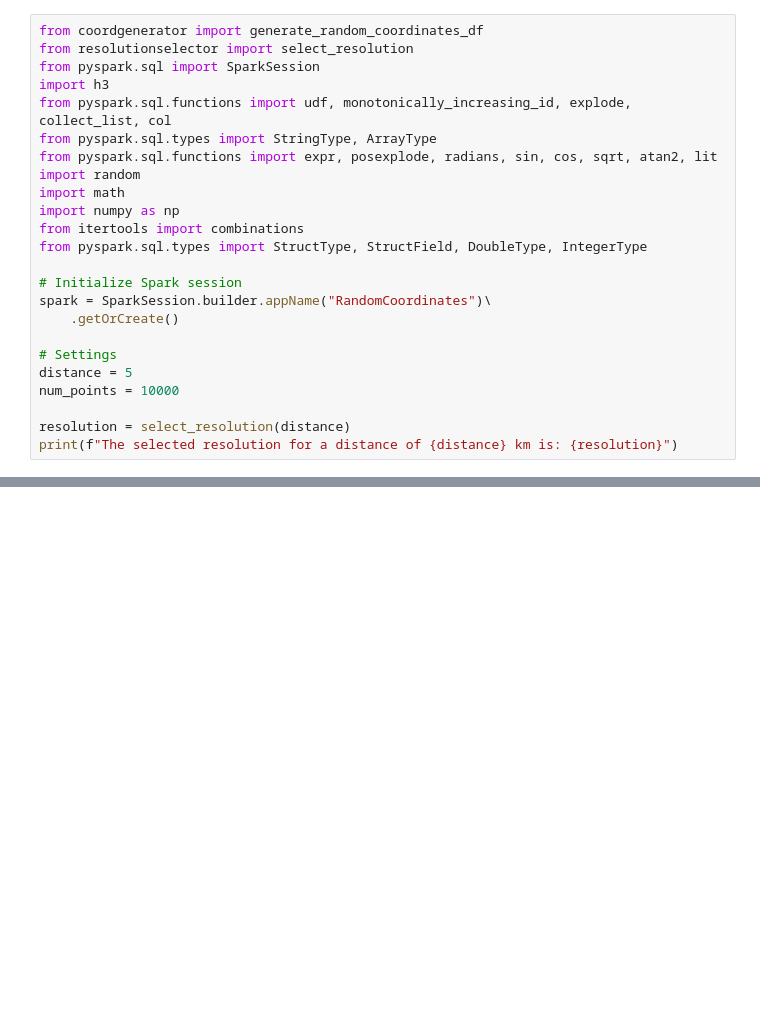
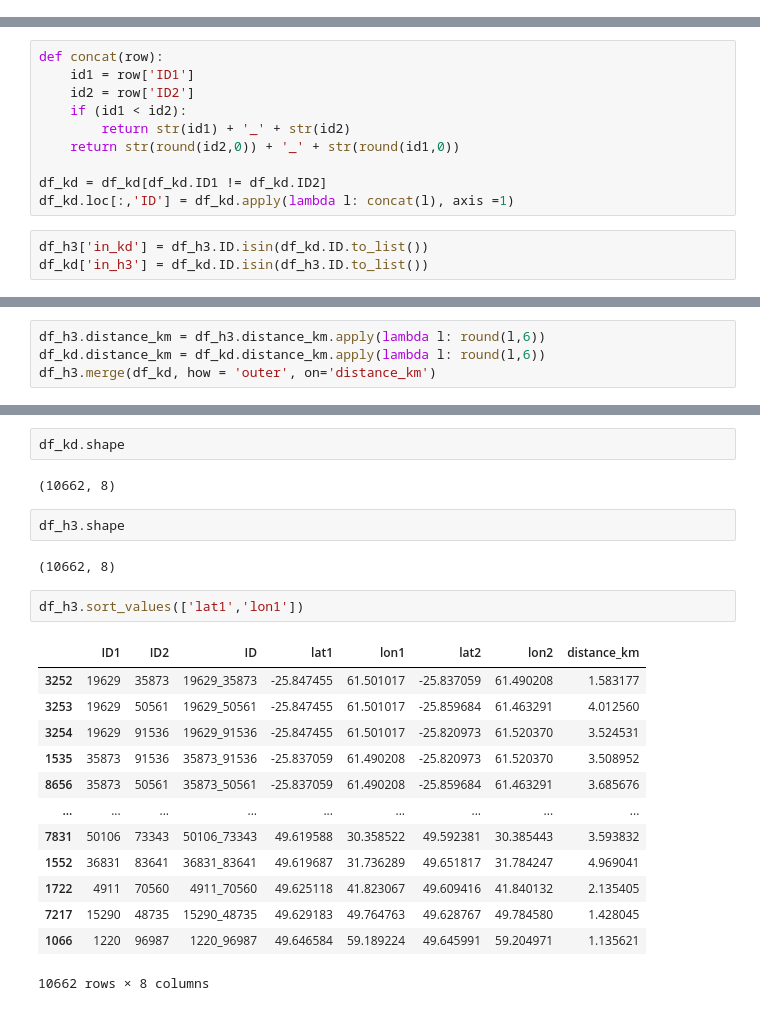
Before and after one commit to euctrl-pru/close-proximity-events, a Jupyter notebook: python/test.ipynb, the cells around one changed output, grey strips where cells are left out. Cells and saved outputs as stored; diff of their text form; blank space fills up the shorter version.

```diff
--- a/python/test.ipynb
+++ b/python/test.ipynb
@@ -1,24 +0,0 @@
-# %%
-from coordgenerator import generate_random_coordinates_df
-from resolutionselector import select_resolution
-from pyspark.sql import SparkSession
-import h3
-from pyspark.sql.functions import udf, monotonically_increasing_id, explode, collect_list, col
-from pyspark.sql.types import StringType, ArrayType
-from pyspark.sql.functions import expr, posexplode, radians, sin, cos, sqrt, atan2, lit
-import random
-import math
-import numpy as np
-from itertools import combinations
-from pyspark.sql.types import StructType, StructField, DoubleType, IntegerType
-
-# Initialize Spark session
-spark = SparkSession.builder.appName("RandomCoordinates")\
-    .getOrCreate()
-
-# Settings
-distance = 5
-num_points = 10000
-
-resolution = select_resolution(distance)
-print(f"The selected resolution for a distance of {distance} km is: {resolution}")
@@ -334,0 +229,13 @@ Error:
+# %%
+def concat(row):
+    id1 = row['ID1']
+    id2 = row['ID2']
+    if (id1 < id2):
+        return str(id1) + '_' + str(id2)
+    return str(round(id2,0)) + '_' + str(round(id1,0))
+
+df_kd = df_kd[df_kd.ID1 != df_kd.ID2]
+df_kd.loc[:,'ID'] = df_kd.apply(lambda l: concat(l), axis =1)
+# %%
+df_h3['in_kd'] = df_h3.ID.isin(df_kd.ID.to_list())
+df_kd['in_h3'] = df_kd.ID.isin(df_h3.ID.to_list())
@@ -334,0 +266,4 @@ Error:
+# %%
+df_h3.distance_km = df_h3.distance_km.apply(lambda l: round(l,6))
+df_kd.distance_km = df_kd.distance_km.apply(lambda l: round(l,6))
+df_h3.merge(df_kd, how = 'outer', on='distance_km')
@@ -334,0 +284,24 @@ Error:
+# %%
+df_kd.shape
+# %% [output]
+(10662, 8)
+# %%
+df_h3.shape
+# %% [output]
+(10662, 8)
+# %%
+df_h3.sort_values(['lat1','lon1'])
+# %% [output]
+|  | ID1 | ID2 | ID | lat1 | lon1 | lat2 | lon2 | distance_km |
+| 3252 | 19629 | 35873 | 19629_35873 | -25.847455 | 61.501017 | -25.837059 | 61.490208 | 1.583177 |
+| 3253 | 19629 | 50561 | 19629_50561 | -25.847455 | 61.501017 | -25.859684 | 61.463291 | 4.012560 |
+| 3254 | 19629 | 91536 | 19629_91536 | -25.847455 | 61.501017 | -25.820973 | 61.520370 | 3.524531 |
+| 1535 | 35873 | 91536 | 35873_91536 | -25.837059 | 61.490208 | -25.820973 | 61.520370 | 3.508952 |
+| 8656 | 35873 | 50561 | 35873_50561 | -25.837059 | 61.490208 | -25.859684 | 61.463291 | 3.685676 |
+| ... | ... | ... | ... | ... | ... | ... | ... | ... |
+| 7831 | 50106 | 73343 | 50106_73343 | 49.619588 | 30.358522 | 49.592381 | 30.385443 | 3.593832 |
+| 1552 | 36831 | 83641 | 36831_83641 | 49.619687 | 31.736289 | 49.651817 | 31.784247 | 4.969041 |
+| 1722 | 4911 | 70560 | 4911_70560 | 49.625118 | 41.823067 | 49.609416 | 41.840132 | 2.135405 |
+| 7217 | 15290 | 48735 | 15290_48735 | 49.629183 | 49.764763 | 49.628767 | 49.784580 | 1.428045 |
+| 1066 | 1220 | 96987 | 1220_96987 | 49.646584 | 59.189224 | 49.645991 | 59.204971 | 1.135621 |
+10662 rows × 8 columns
```
Also changed, not shown: parts of 37 cells of this notebook, 4 other files.
